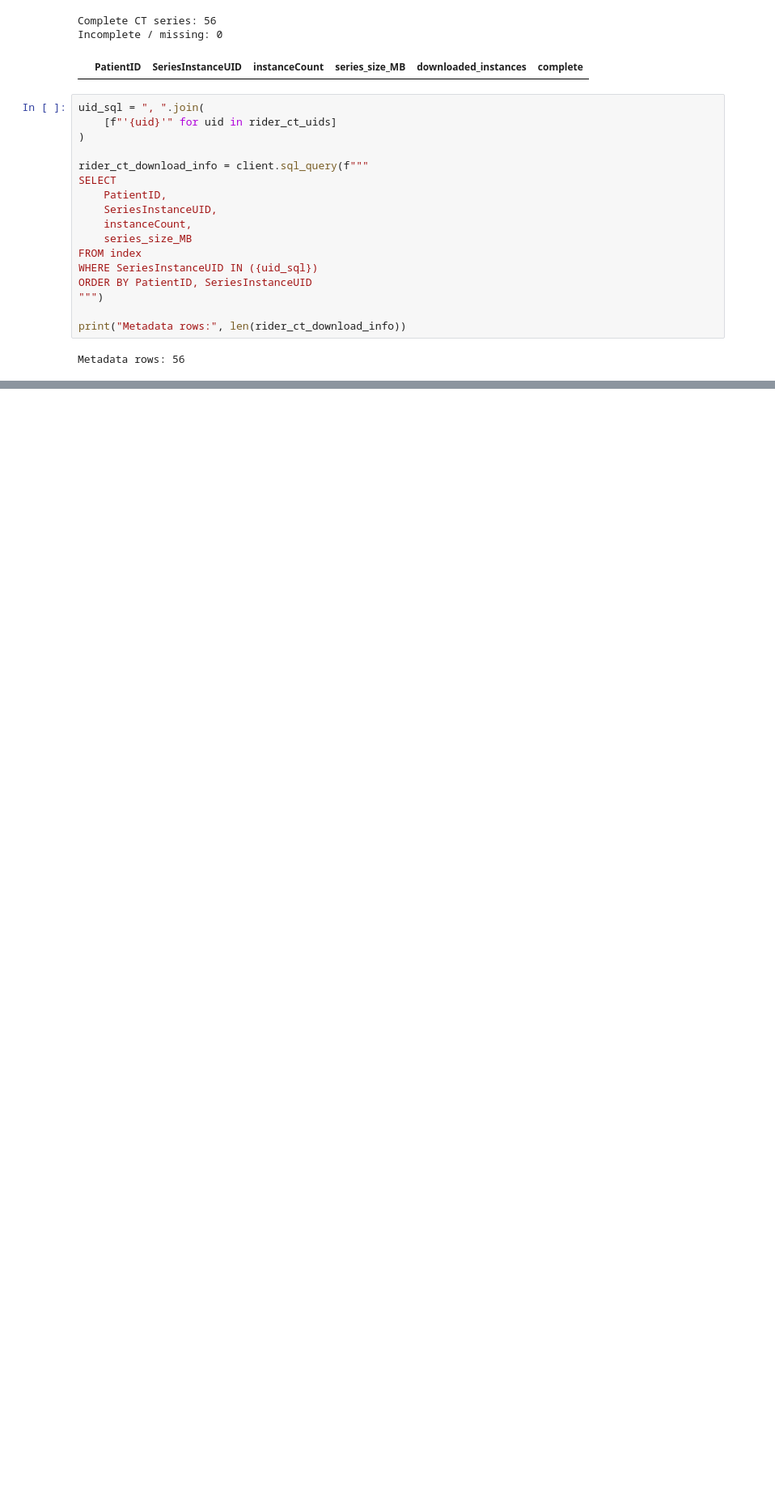
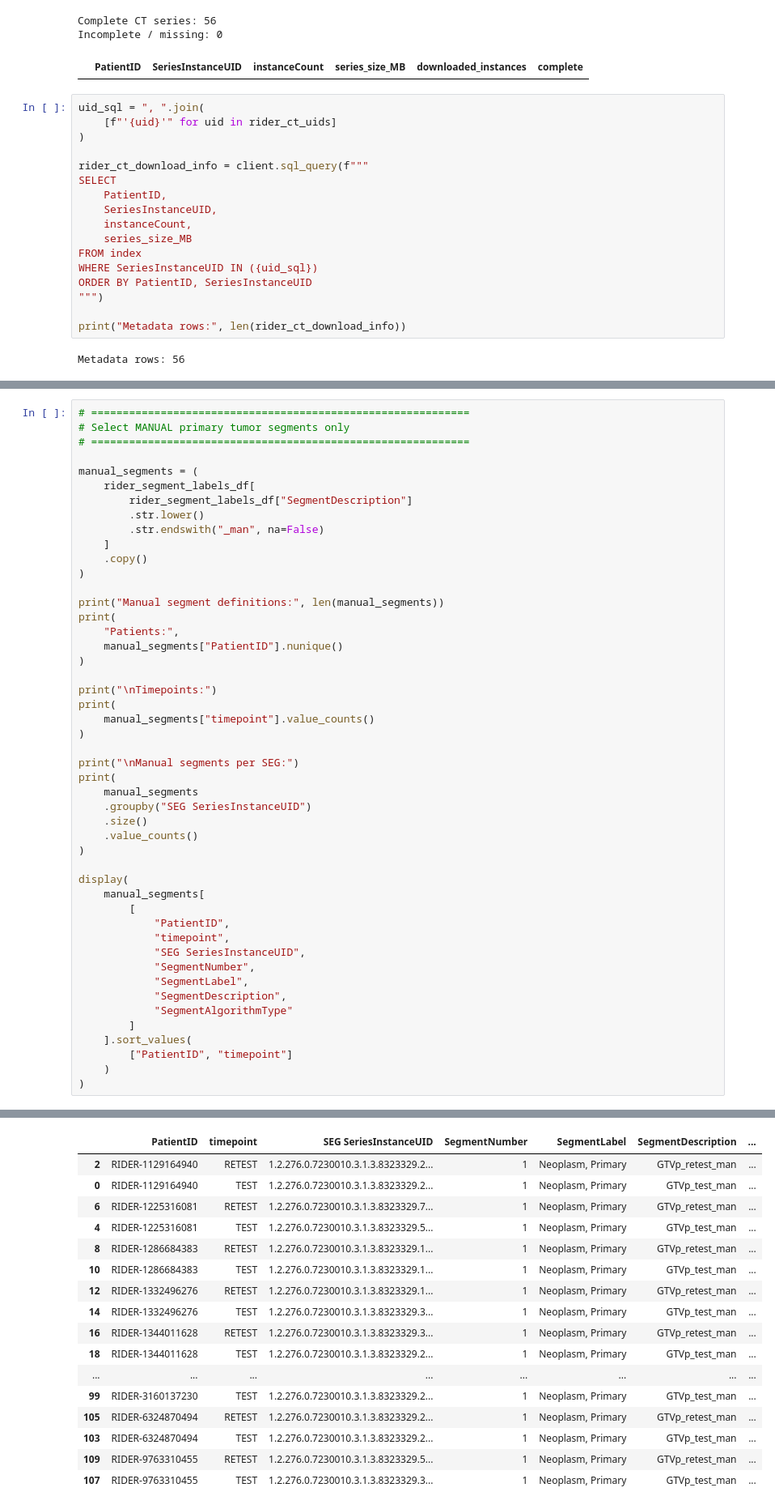
Before and after one commit to gmail2580369-del/lung2-egfr-radiomics, a Jupyter notebook: notebooks/03_modeling_nested_cv.ipynb, the cells around one changed output, grey strips where cells are left out. Shown at 81% size. Saved outputs shown, nothing was run; the diff lists cells and outputs as text; blank space fills up the shorter version.

```diff
--- a/notebooks/03_modeling_nested_cv.ipynb
+++ b/notebooks/03_modeling_nested_cv.ipynb
@@ -8185,0 +8600,49 @@ Metadata rows: 56
+# %%
+# ============================================================
+# Select MANUAL primary tumor segments only
+# ============================================================
+
+manual_segments = (
+    rider_segment_labels_df[
+        rider_segment_labels_df["SegmentDescription"]
+        .str.lower()
+        .str.endswith("_man", na=False)
+    ]
+    .copy()
+)
+
+print("Manual segment definitions:", len(manual_segments))
+print(
+    "Patients:",
+    manual_segments["PatientID"].nunique()
+)
+
+print("\nTimepoints:")
+print(
+    manual_segments["timepoint"].value_counts()
+)
+
+print("\nManual segments per SEG:")
+print(
+    manual_segments
+    .groupby("SEG SeriesInstanceUID")
+    .size()
+    .value_counts()
+)
+
+display(
+    manual_segments[
+        [
+            "PatientID",
+            "timepoint",
+            "SEG SeriesInstanceUID",
+            "SegmentNumber",
+            "SegmentLabel",
+            "SegmentDescription",
+            "SegmentAlgorithmType"
+        ]
+    ].sort_values(
+        ["PatientID", "timepoint"]
+    )
+)
+# %% [output]
@@ -8185,0 +8661,17 @@ Metadata rows: 56
+|  | PatientID | timepoint | SEG SeriesInstanceUID | SegmentNumber | SegmentLabel | SegmentDescription | ... |
+| 2 | RIDER-1129164940 | RETEST | 1.2.276.0.7230010.3.1.3.8323329.2... | 1 | Neoplasm, Primary | GTVp_retest_man | ... |
+| 0 | RIDER-1129164940 | TEST | 1.2.276.0.7230010.3.1.3.8323329.2... | 1 | Neoplasm, Primary | GTVp_test_man | ... |
+| 6 | RIDER-1225316081 | RETEST | 1.2.276.0.7230010.3.1.3.8323329.7... | 1 | Neoplasm, Primary | GTVp_retest_man | ... |
+| 4 | RIDER-1225316081 | TEST | 1.2.276.0.7230010.3.1.3.8323329.5... | 1 | Neoplasm, Primary | GTVp_test_man | ... |
+| 8 | RIDER-1286684383 | RETEST | 1.2.276.0.7230010.3.1.3.8323329.1... | 1 | Neoplasm, Primary | GTVp_retest_man | ... |
+| 10 | RIDER-1286684383 | TEST | 1.2.276.0.7230010.3.1.3.8323329.1... | 1 | Neoplasm, Primary | GTVp_test_man | ... |
+| 12 | RIDER-1332496276 | RETEST | 1.2.276.0.7230010.3.1.3.8323329.1... | 1 | Neoplasm, Primary | GTVp_retest_man | ... |
+| 14 | RIDER-1332496276 | TEST | 1.2.276.0.7230010.3.1.3.8323329.3... | 1 | Neoplasm, Primary | GTVp_test_man | ... |
+| 16 | RIDER-1344011628 | RETEST | 1.2.276.0.7230010.3.1.3.8323329.3... | 1 | Neoplasm, Primary | GTVp_retest_man | ... |
+| 18 | RIDER-1344011628 | TEST | 1.2.276.0.7230010.3.1.3.8323329.2... | 1 | Neoplasm, Primary | GTVp_test_man | ... |
+| ... | ... | ... | ... | ... | ... | ... | ... |
+| 99 | RIDER-3160137230 | TEST | 1.2.276.0.7230010.3.1.3.8323329.2... | 1 | Neoplasm, Primary | GTVp_test_man | ... |
+| 105 | RIDER-6324870494 | RETEST | 1.2.276.0.7230010.3.1.3.8323329.2... | 1 | Neoplasm, Primary | GTVp_retest_man | ... |
+| 103 | RIDER-6324870494 | TEST | 1.2.276.0.7230010.3.1.3.8323329.2... | 1 | Neoplasm, Primary | GTVp_test_man | ... |
+| 109 | RIDER-9763310455 | RETEST | 1.2.276.0.7230010.3.1.3.8323329.5... | 1 | Neoplasm, Primary | GTVp_retest_man | ... |
+| 107 | RIDER-9763310455 | TEST | 1.2.276.0.7230010.3.1.3.8323329.3... | 1 | Neoplasm, Primary | GTVp_test_man | ... |
```
Also changed, not shown: parts of 61 cells of this notebook, 11 other files.
